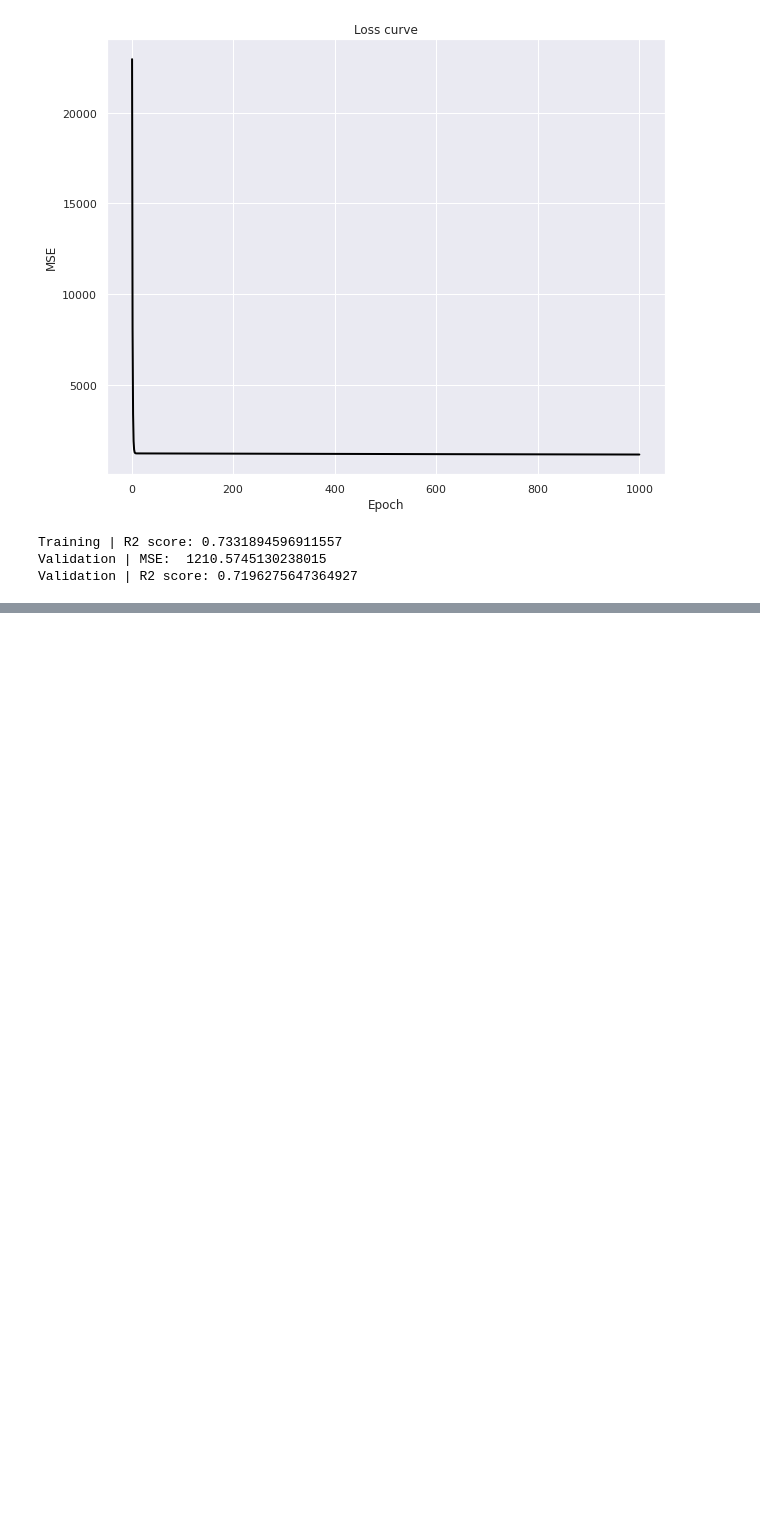
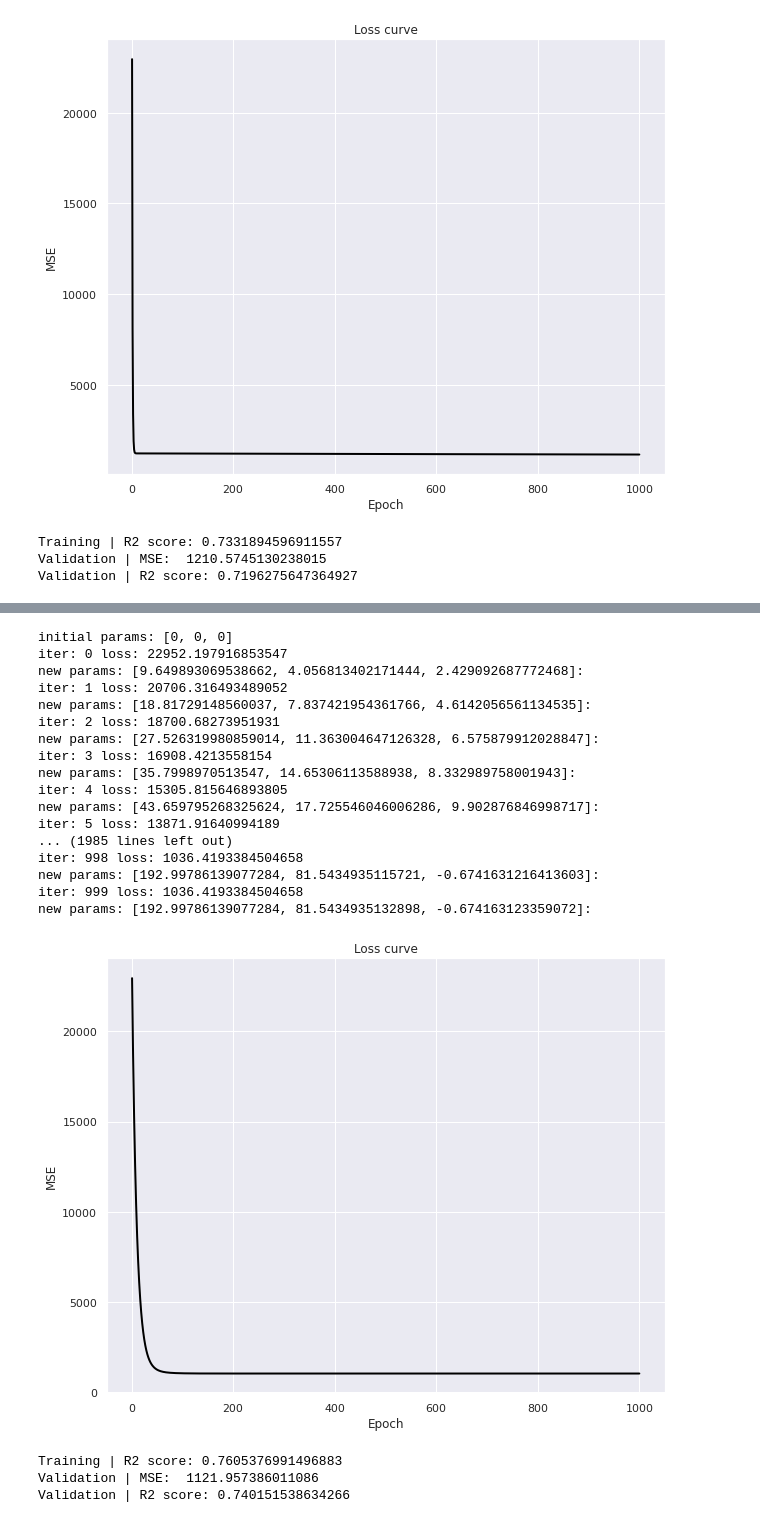
Before and after one commit to llcorrea/GradientDescent, a Jupyter notebook: GradientDescent.ipynb, the cells around one changed output, grey strips where cells are left out. Saved outputs shown, nothing was run; the diff lists cells and outputs as text; code cells hidden in the pictures; blank space fills up the shorter version.

Commit message:
Standardization of features

```diff
--- a/GradientDescent.ipynb
+++ b/GradientDescent.ipynb
@@ -601,0 +614,16 @@ Validation | R2 score: 0.7196275647364927
+# %%
+def std_features(train_X, val_X, vars):
+  ##standardize features
+  std_sca=StandardScaler()
+  std_sca.fit(train_X[vars])
+  train_X.loc[:, vars]=std_sca.transform(train_X[vars])
+  val_X.loc[:, vars]=std_sca.transform(val_X[vars])
+  return train_X, val_X
+
+print(train_X.head())
+print(train_y.head())
+
+train_X, val_X = std_features(train_X, val_X, ['Radio', 'Social Media'])
+
+print(train_X.head())
+print(train_y.head())
@@ -601,0 +663,29 @@ Validation | R2 score: 0.7196275647364927
+# %%
+##training step
+params, err=multiple_gradient_descent(train_X, train_y, l_rate=0.05) #Batch GD
+#b, m, err=gradient_descent(train_X[:10], train_y[:10]) #SGD
+
+##validation step
+multiple_validation(val_X, val_y, params)
+# %% [output]
+initial params: [0, 0, 0]
+iter: 0 loss: 22952.197916853547
+new params: [9.649893069538662, 4.056813402171444, 2.429092687772468]:
+iter: 1 loss: 20706.316493489052
+new params: [18.81729148560037, 7.837421954361766, 4.6142056561134535]:
+iter: 2 loss: 18700.68273951931
+new params: [27.526319980859014, 11.363004647126328, 6.575879912028847]:
+iter: 3 loss: 16908.4213558154
+new params: [35.7998970513547, 14.65306113588938, 8.332989758001943]:
+iter: 4 loss: 15305.815646893805
+new params: [43.659795268325624, 17.725546046006286, 9.902876846998717]:
+iter: 5 loss: 13871.91640994189
+... (1985 lines left out)
+iter: 998 loss: 1036.4193384504658
+new params: [192.99786139077284, 81.5434935115721, -0.6741631216413603]:
+iter: 999 loss: 1036.4193384504658
+new params: [192.99786139077284, 81.5434935132898, -0.674163123359072]:
+[figure, added]
+Training | R2 score: 0.7605376991496883
+Validation | MSE:  1121.957386011086
+Validation | R2 score: 0.740151538634266
```
Also changed, not shown: parts of 5 cells of this notebook.
